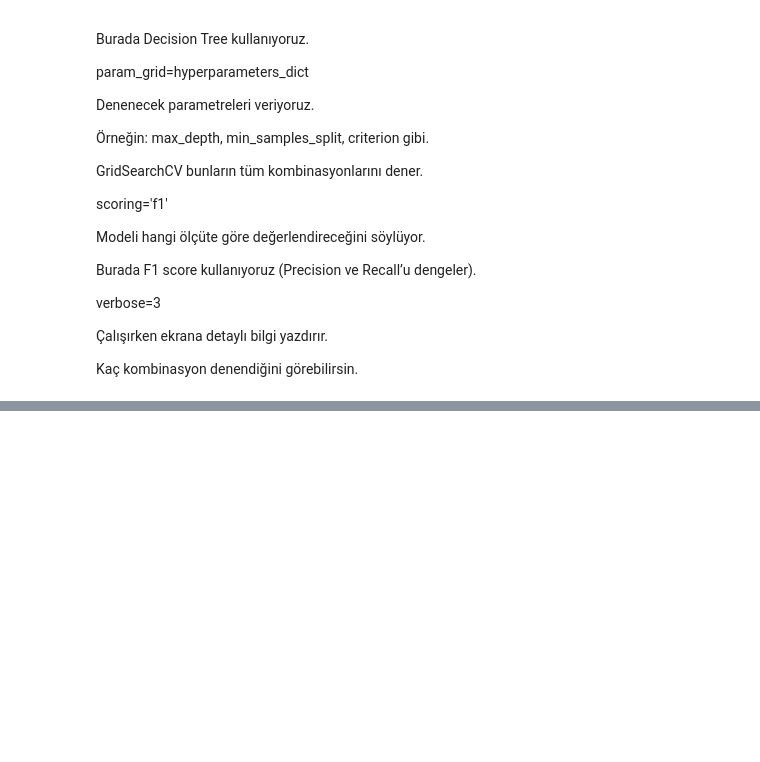
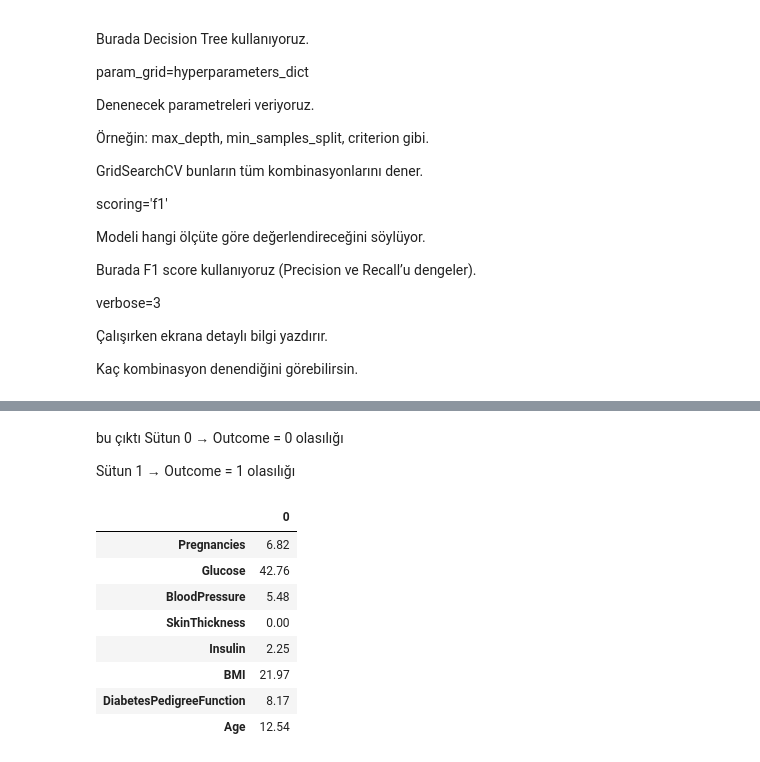
Before and after one commit to utkuseyithanoglu/utku_desicion-tree, a Jupyter notebook: src/explore1.ipynb, the cells around one changed output, grey strips where cells are left out. Drawn from its saved outputs; the diff is of its cells as text; code cells hidden in the pictures; blank space fills up the shorter version.

```diff
--- a/src/explore1.ipynb
+++ b/src/explore1.ipynb
@@ -700,0 +773,17 @@ Kaç kombinasyon denendiğini görebilirsin.
+# %% [markdown]
+bu çıktı Sütun 0 → Outcome = 0 olasılığı
+
+Sütun 1 → Outcome = 1 olasılığı
+# %%
+
+np.round(pd.DataFrame(dt_model.feature_importances_,dt_model.feature_names_in_)*100,2)
+# %% [output]
+|  | 0 |
+| Pregnancies | 6.82 |
+| Glucose | 42.76 |
+| BloodPressure | 5.48 |
+| SkinThickness | 0.00 |
+| Insulin | 2.25 |
+| BMI | 21.97 |
+| DiabetesPedigreeFunction | 8.17 |
+| Age | 12.54 |
```
Also changed, not shown: parts of 17 cells of this notebook.
